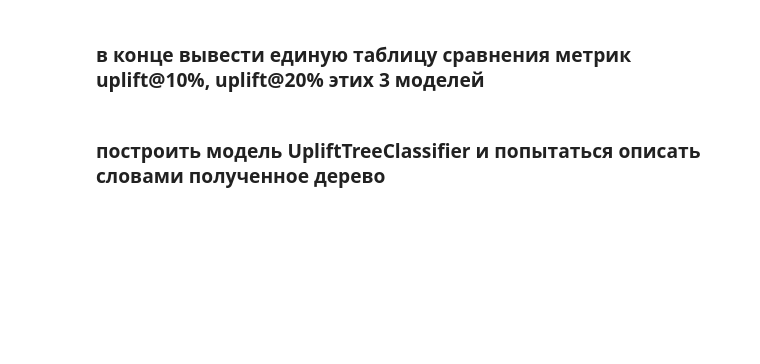
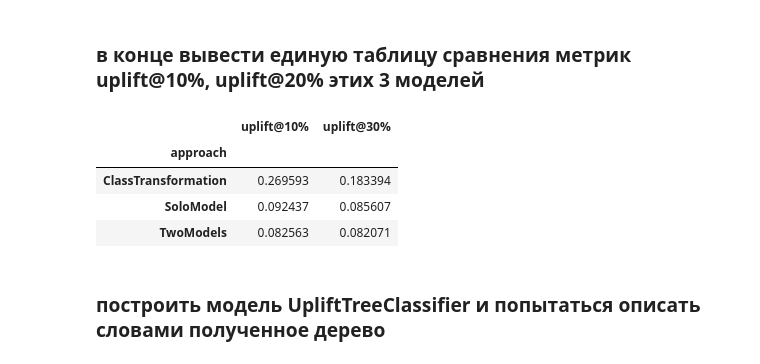
Before and after one commit to koryagin2006/GB_Course_Machine_learning_in_business, a Jupyter notebook: HW_4 Uplift-моделирование.ipynb, the cells around one changed output. Saved outputs shown, nothing was run; the diff lists cells and outputs as text; code cells hidden in the pictures; blank space fills up the shorter version.

```diff
--- a/HW_4 Uplift-моделирование.ipynb
+++ b/HW_4 Uplift-моделирование.ipynb
@@ -70,4 +176,12 @@ X_test = pd.get_dummies(X_test)
 # %% [markdown]
 ### в конце вывести единую таблицу сравнения метрик uplift@10%, uplift@20% этих 3 моделей
+# %%
+pd.DataFrame(data=models_results).sort_values('uplift@30%', ascending=False).set_index('approach')
+# %% [output]
+|  | uplift@10% | uplift@30% |
+| approach |  |  |
+| ClassTransformation | 0.269593 | 0.183394 |
+| SoloModel | 0.092437 | 0.085607 |
+| TwoModels | 0.082563 | 0.082071 |
 # %% [markdown]
 ### построить модель UpliftTreeClassifier и попытаться описать словами полученное дерево
```
Also changed, not shown: parts of 17 cells of this notebook.
